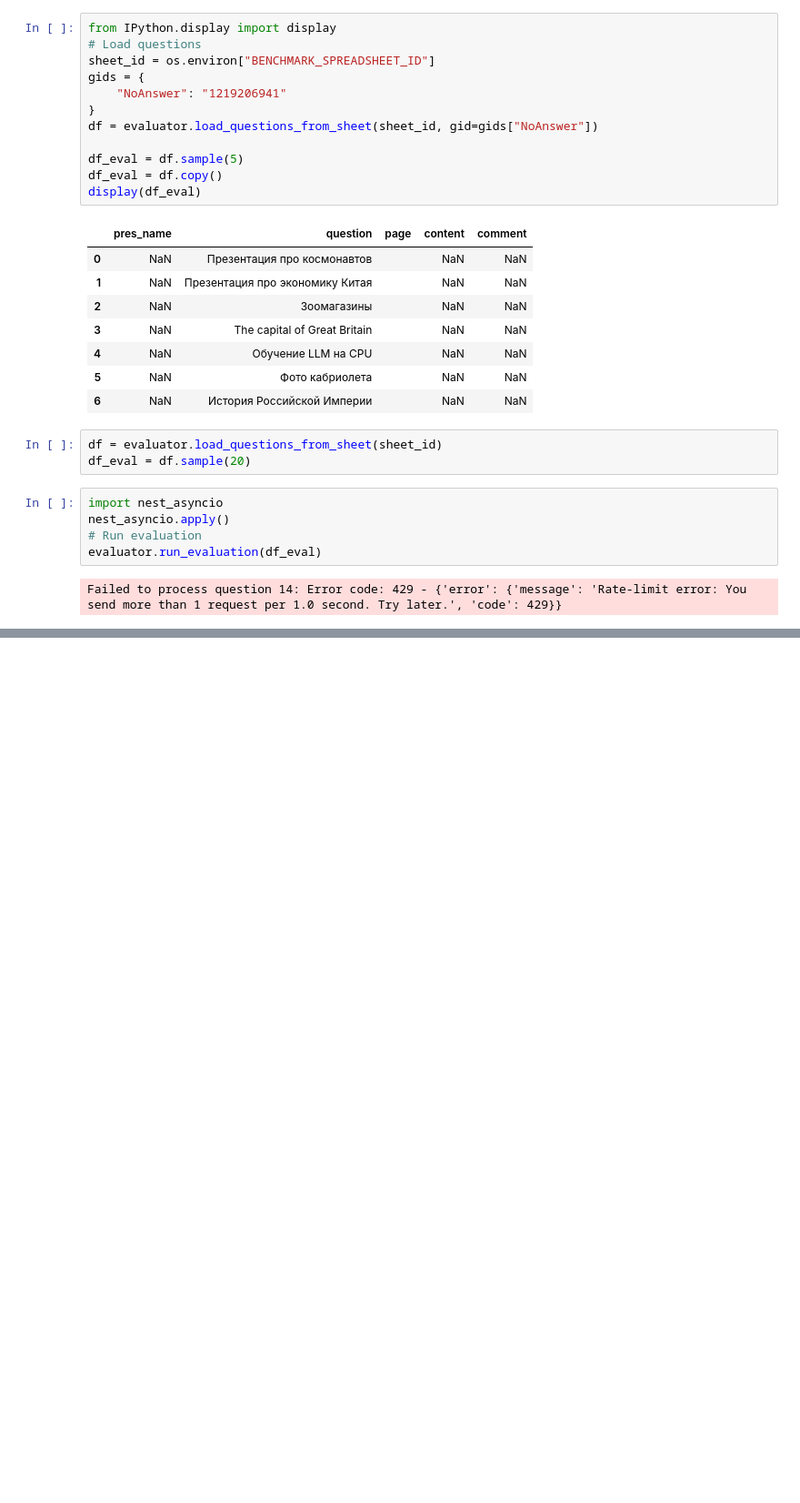
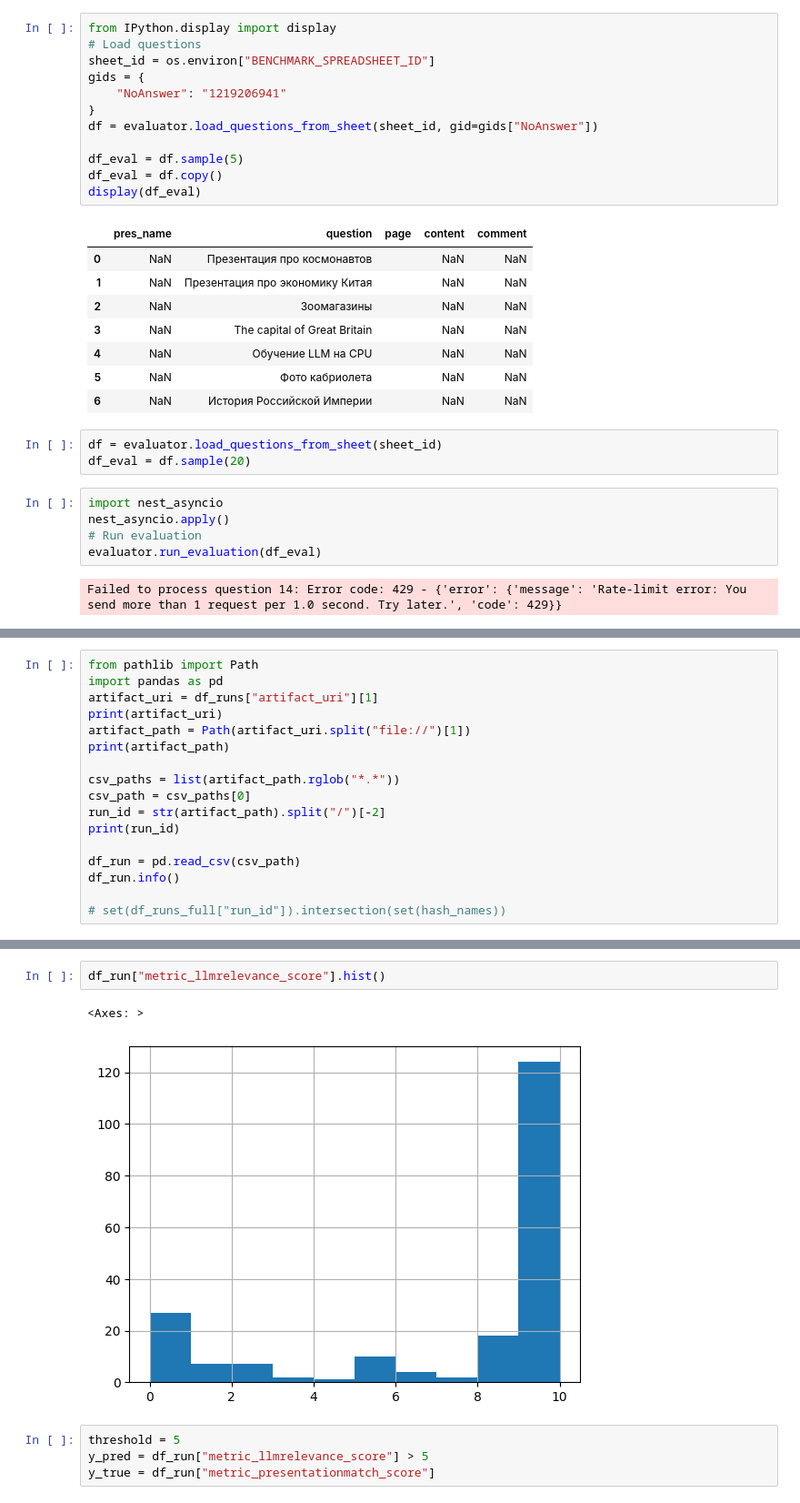
Before and after one commit to tambovtsev-io/presentation-search, a Jupyter notebook: notebooks/evaluation/eval_mlflow.ipynb, the cells around one changed output, grey strips where cells are left out. Shown at 91% size. Saved outputs shown, nothing was run; the diff lists cells and outputs as text; blank space fills up the shorter version.

```diff
--- a/notebooks/evaluation/eval_mlflow.ipynb
+++ b/notebooks/evaluation/eval_mlflow.ipynb
@@ -80,0 +267,17 @@ Failed to process question 14: Error code: 429 - {'error': {'message': 'Rate-lim
+# %%
+from pathlib import Path
+import pandas as pd
+artifact_uri = df_runs["artifact_uri"][1]
+print(artifact_uri)
+artifact_path = Path(artifact_uri.split("file://")[1])
+print(artifact_path)
+
+csv_paths = list(artifact_path.rglob("*.*"))
+csv_path = csv_paths[0]
+run_id = str(artifact_path).split("/")[-2]
+print(run_id)
+
+df_run = pd.read_csv(csv_path)
+df_run.info()
+
+# set(df_runs_full["run_id"]).intersection(set(hash_names))
@@ -80,0 +302,9 @@ Failed to process question 14: Error code: 429 - {'error': {'message': 'Rate-lim
+# %%
+df_run["metric_llmrelevance_score"].hist()
+# %% [output]
+<Axes: >
+[figure, added]
+# %%
+threshold = 5
+y_pred = df_run["metric_llmrelevance_score"] > 5
+y_true = df_run["metric_presentationmatch_score"]
```
Also changed, not shown: parts of 18 cells of this notebook.
